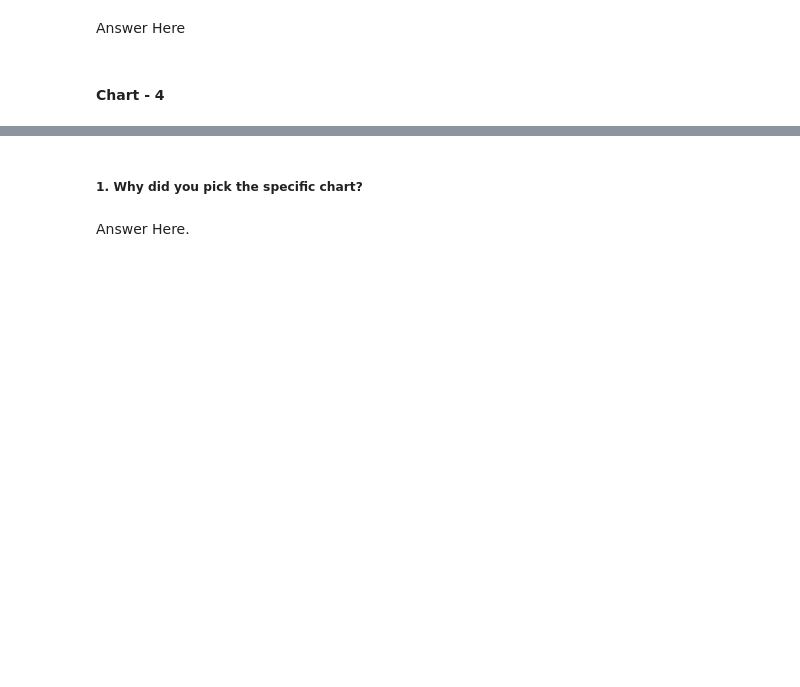
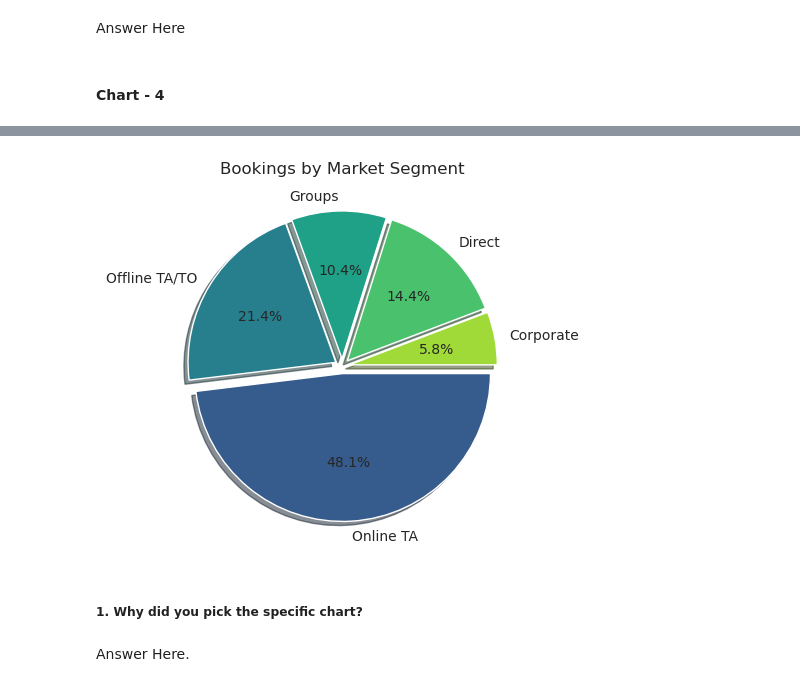
Before and after one commit to bisht-deepak/EDA, a Jupyter notebook: Hotel Booking/hotel-booking-analysis.ipynb, the cells around one changed output, grey strips where cells are left out. Drawn from its saved outputs; the diff is of its cells as text; code cells hidden in the pictures; blank space fills up the shorter version.

```diff
--- a/Hotel Booking/hotel-booking-analysis.ipynb
+++ b/Hotel Booking/hotel-booking-analysis.ipynb
@@ -368,3 +368,7 @@ Answer Here.
 ## ***4. Data Vizualization, Storytelling & Experimenting with charts : Understand the relationships between variables***
 # %% [markdown]
 ### Some functions that will come handy later
+# %%
+def remove_small_segments_func(df_, col, val= 1):
+    total_size= df_[col].sum()
+    return df_.drop(df_[df_[col]/total_size*100<= val].index)
@@ -425,0 +641,16 @@ Answer Here
+# %%
+# Chart - 4 visualization code
+
+#Bookings by Market Segment(Pie Chart)
+market_seg= (hotels
+             .groupby("market_segment", as_index= False)
+             .size()
+             .pipe(remove_small_segments_func, "size")
+             .reset_index(drop= True)
+            )
+market_seg
+#removing market segments with low market share for aesthetic reasons
+# total_market_size= sum(market_seg_df["size"])
+# market_seg_df= market_seg_df.drop(market_seg_df[market_seg_df["size"]/total_market_size*100<=1].index)
+
+# market_seg_df= market_seg_df.reindex([0, 2, 1, 3, 7, 4, 5, 6])
@@ -426,3 +664,16 @@ Answer Here
+# %%
+#pie chart
+color_palette= sns.color_palette("viridis_r")
+
+fig= plt.figure()
+explode= [0.05]*len(market_seg)
+plt.pie(x= market_seg["size"], labels= market_seg["market_segment"], autopct= '%1.1f%%', explode= explode, colors= color_palette, shadow= True)
+plt.title("Bookings by Market Segment")
+# plt.legend(title= "Market Segment")
+# plt.tight_layout()
+plt.show()
+# %% [output]
+[figure, added]
 # %% [markdown]
 ##### 1. Why did you pick the specific chart?
 # %% [markdown]
```
Also changed, not shown: parts of 24 cells of this notebook.
